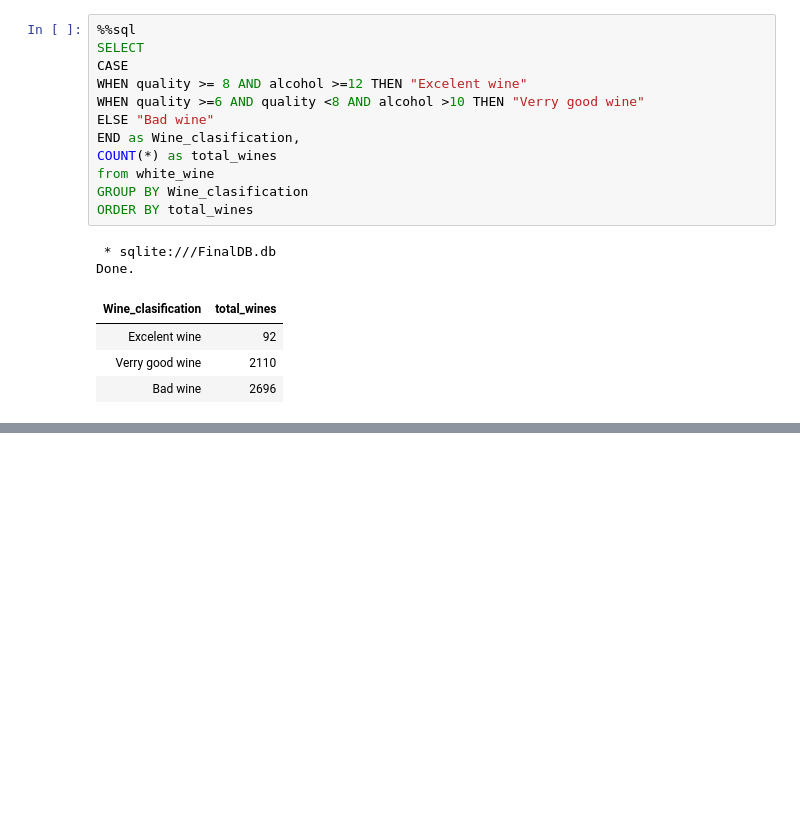
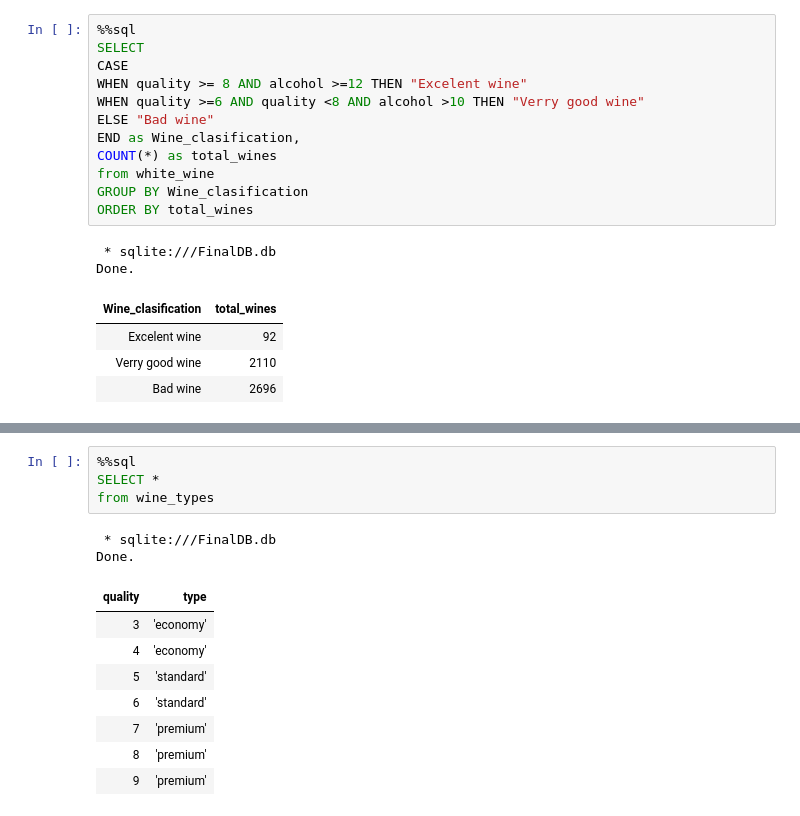
Before and after one commit to CalinP1/SQL_sandbox, a Jupyter notebook: project.ipynb, the cells around one changed output, grey strips where cells are left out. Drawn from its saved outputs; the diff is of its cells as text; blank space fills up the shorter version.

```diff
--- a/project.ipynb
+++ b/project.ipynb
@@ -267,0 +302,15 @@ Done.
+# %%
+%%sql
+SELECT *
+from wine_types
+# %% [output]
+ * sqlite:///FinalDB.db
+Done.
+| quality | type |
+| 3 | 'economy' |
+| 4 | 'economy' |
+| 5 | 'standard' |
+| 6 | 'standard' |
+| 7 | 'premium' |
+| 8 | 'premium' |
+| 9 | 'premium' |
```
Also changed, not shown: parts of 9 cells of this notebook, 3 other files.
